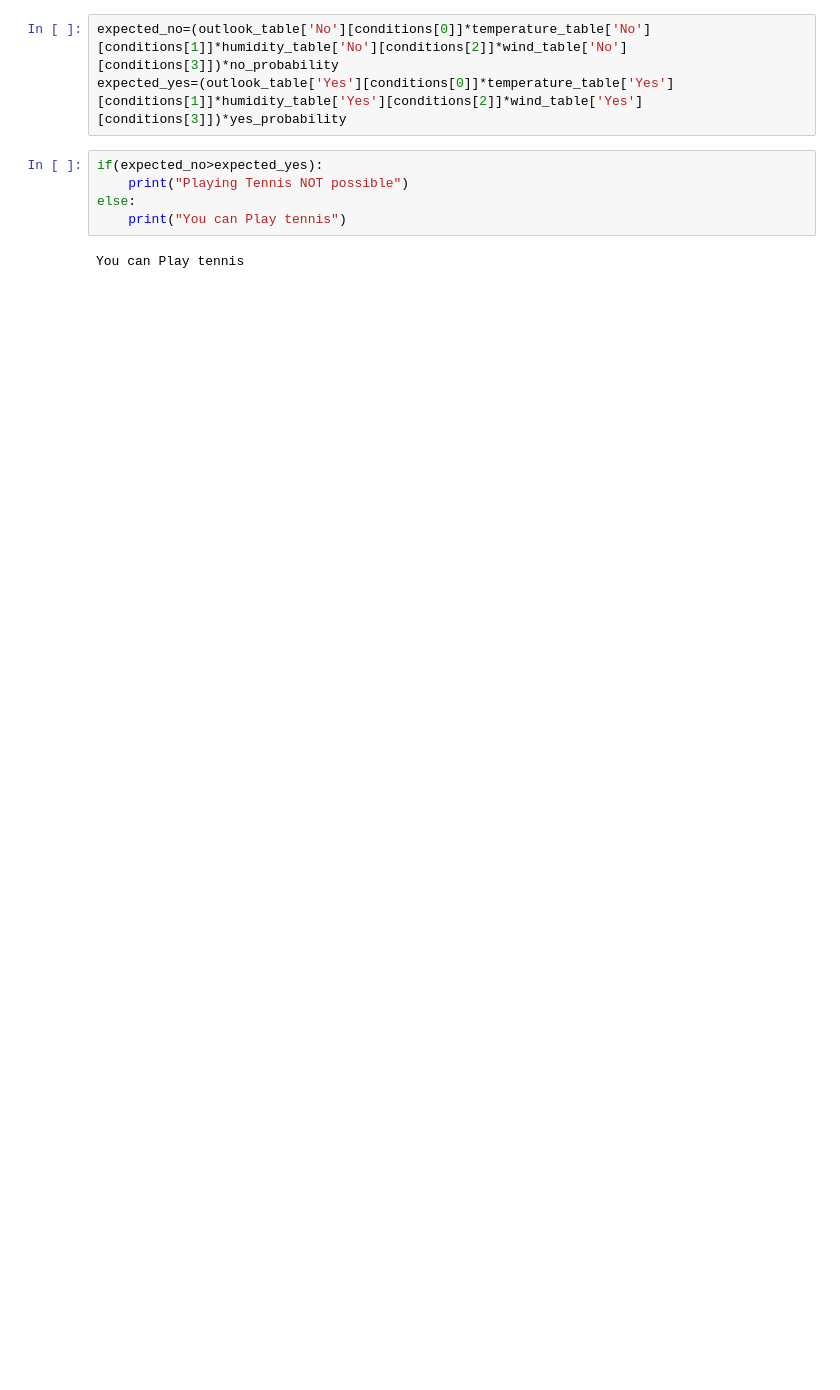
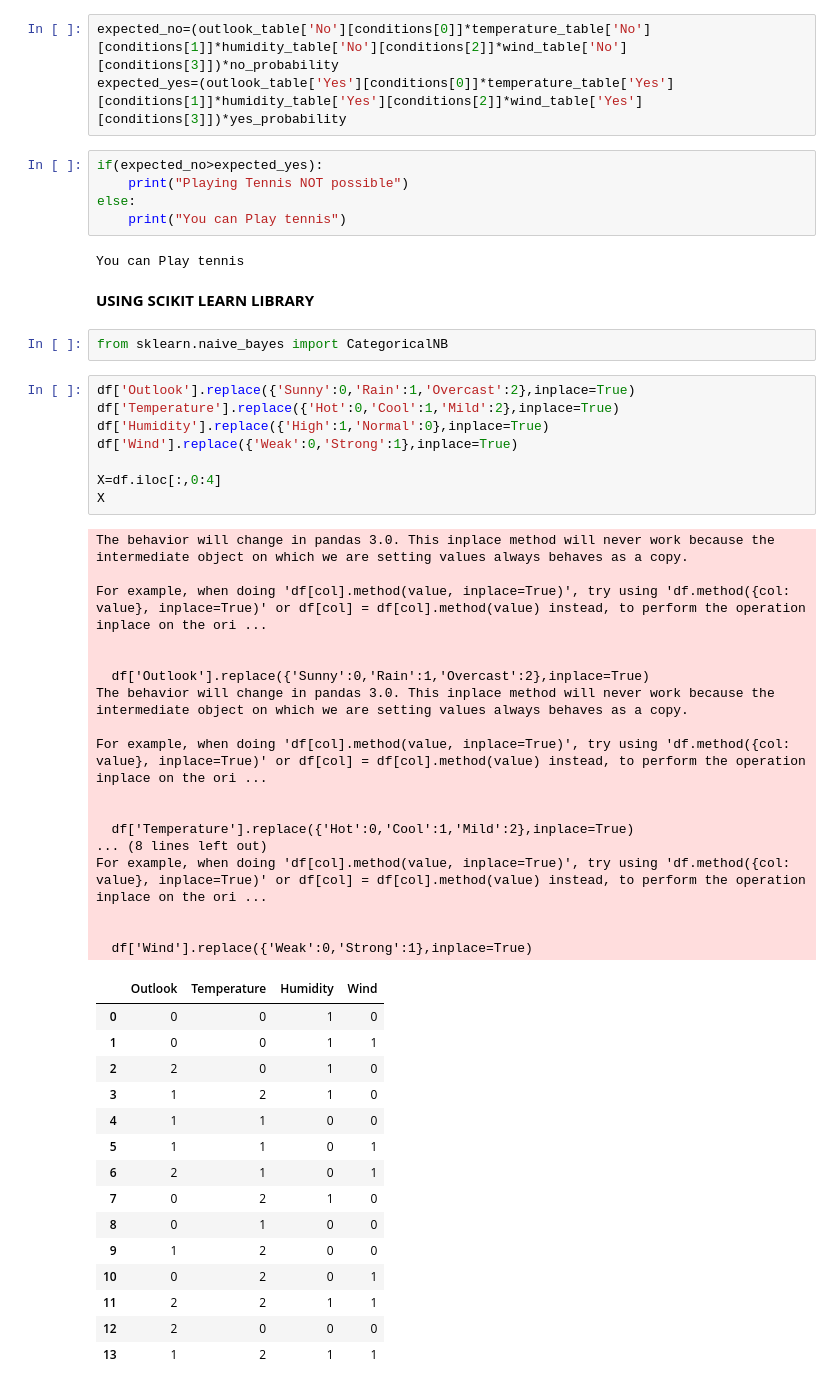
Before and after one commit to Saptasindhu07/Machine-Learning-Basics, a Jupyter notebook: Naive Bayes/Naive_Bayes_01.ipynb, the cells around one changed output. Cells and saved outputs as stored; diff of their text form; blank space fills up the shorter version.

```diff
--- a/Naive Bayes/Naive_Bayes_01.ipynb
+++ b/Naive Bayes/Naive_Bayes_01.ipynb
@@ -89,3 +89,48 @@ else:
     print("You can Play tennis")
 # %% [output]
 You can Play tennis
+# %% [markdown]
+**USING SCIKIT LEARN LIBRARY**
+# %%
+from sklearn.naive_bayes import CategoricalNB
+# %%
+df['Outlook'].replace({'Sunny':0,'Rain':1,'Overcast':2},inplace=True)
+df['Temperature'].replace({'Hot':0,'Cool':1,'Mild':2},inplace=True)
+df['Humidity'].replace({'High':1,'Normal':0},inplace=True)
+df['Wind'].replace({'Weak':0,'Strong':1},inplace=True)
+
+X=df.iloc[:,0:4]
+X
+# %% [output]
+The behavior will change in pandas 3.0. This inplace method will never work because the intermediate object on which we are setting values always behaves as a copy.
+
+For example, when doing 'df[col].method(value, inplace=True)', try using 'df.method({col: value}, inplace=True)' or df[col] = df[col].method(value) instead, to perform the operation inplace on the ori ...
+
+
+  df['Outlook'].replace({'Sunny':0,'Rain':1,'Overcast':2},inplace=True)
+The behavior will change in pandas 3.0. This inplace method will never work because the intermediate object on which we are setting values always behaves as a copy.
+
+For example, when doing 'df[col].method(value, inplace=True)', try using 'df.method({col: value}, inplace=True)' or df[col] = df[col].method(value) instead, to perform the operation inplace on the ori ...
+
+
+  df['Temperature'].replace({'Hot':0,'Cool':1,'Mild':2},inplace=True)
+... (8 lines left out)
+For example, when doing 'df[col].method(value, inplace=True)', try using 'df.method({col: value}, inplace=True)' or df[col] = df[col].method(value) instead, to perform the operation inplace on the ori ...
+
+
+  df['Wind'].replace({'Weak':0,'Strong':1},inplace=True)
+|  | Outlook | Temperature | Humidity | Wind |
+| 0 | 0 | 0 | 1 | 0 |
+| 1 | 0 | 0 | 1 | 1 |
+| 2 | 2 | 0 | 1 | 0 |
+| 3 | 1 | 2 | 1 | 0 |
+| 4 | 1 | 1 | 0 | 0 |
+| 5 | 1 | 1 | 0 | 1 |
+| 6 | 2 | 1 | 0 | 1 |
+| 7 | 0 | 2 | 1 | 0 |
+| 8 | 0 | 1 | 0 | 0 |
+| 9 | 1 | 2 | 0 | 0 |
+| 10 | 0 | 2 | 0 | 1 |
+| 11 | 2 | 2 | 1 | 1 |
+| 12 | 2 | 0 | 0 | 0 |
+| 13 | 1 | 2 | 1 | 1 |
```
Also changed, not shown: parts of 4 cells of this notebook, 6 other files.
